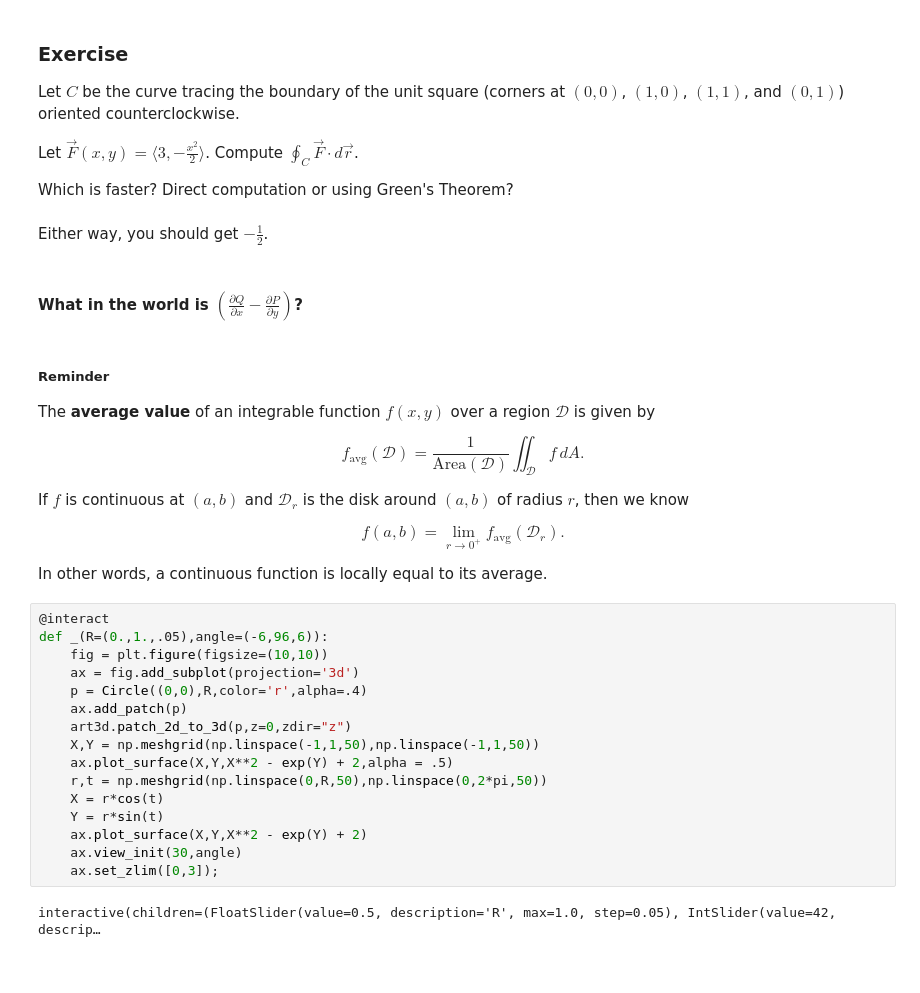
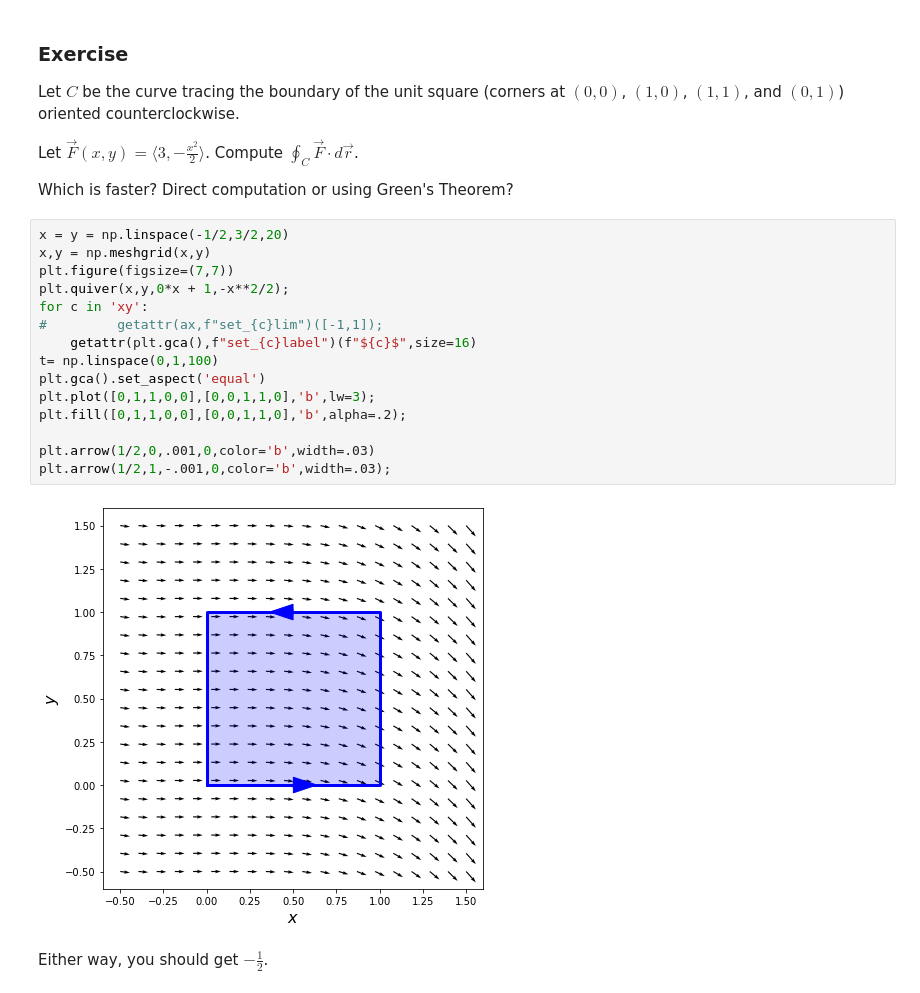
Before and after one commit to drewyoungren/mvc-f20, a Jupyter notebook: lec/L20-Exercises-Solutions.ipynb, the cells around one changed output. Drawn from its saved outputs; the diff is of its cells as text.

```diff
--- a/lec/L20-Exercises-Solutions.ipynb
+++ b/lec/L20-Exercises-Solutions.ipynb
@@ -207,37 +211,22 @@ Let $C$ be the curve tracing the boundary of the unit square (corners at $(0,0)$
 Let $ \vec F(x,y) = \langle 3, -  \frac{x^2}{2}\rangle$. Compute $\displaystyle \oint_C \vec F\cdot d\vec r$.
 
 Which is faster? Direct computation or using Green's Theorem?
+# %%
+x = y = np.linspace(-1/2,3/2,20)
+x,y = np.meshgrid(x,y)
+plt.figure(figsize=(7,7))
+plt.quiver(x,y,0*x + 1,-x**2/2);
+for c in 'xy':
+#         getattr(ax,f"set_{c}lim")([-1,1]);
+    getattr(plt.gca(),f"set_{c}label")(f"${c}$",size=16)
+t= np.linspace(0,1,100)
+plt.gca().set_aspect('equal')
+plt.plot([0,1,1,0,0],[0,0,1,1,0],'b',lw=3);
+plt.fill([0,1,1,0,0],[0,0,1,1,0],'b',alpha=.2);
+
+plt.arrow(1/2,0,.001,0,color='b',width=.03)
+plt.arrow(1/2,1,-.001,0,color='b',width=.03);
+# %% [output]
+[figure, added]
 # %% [markdown]
 Either way, you should get $-\frac12$.
-# %% [markdown]
-#### What in the world is $\left(\frac{\partial Q}{\partial x} - \frac{\partial P}{\partial y} \right)$?
-# %% [markdown]
-##### Reminder
-
-The **average value** of an integrable function $f(x,y)$ over a region $\mathcal D$ is given by
-
-$$f_\text{avg} (\mathcal D) = \frac{1}{\text{Area}(\mathcal D)} \iint_\mathcal D f\, dA. $$
-
-If $f$ is continuous at $(a,b)$ and $\mathcal D_r$ is the disk around $(a,b)$ of radius $r$, then we know
-
-$$f(a,b) = \lim_{r\to 0^+} f_\text{avg}(\mathcal D_r).$$
-
-In other words, a continuous function is locally equal to its average.
-# %%
-@interact
-def _(R=(0.,1.,.05),angle=(-6,96,6)):
-    fig = plt.figure(figsize=(10,10))
-    ax = fig.add_subplot(projection='3d')
-    p = Circle((0,0),R,color='r',alpha=.4)
-    ax.add_patch(p)
-    art3d.patch_2d_to_3d(p,z=0,zdir="z")
-    X,Y = np.meshgrid(np.linspace(-1,1,50),np.linspace(-1,1,50))
-    ax.plot_surface(X,Y,X**2 - exp(Y) + 2,alpha = .5)
-    r,t = np.meshgrid(np.linspace(0,R,50),np.linspace(0,2*pi,50))
-    X = r*cos(t)
-    Y = r*sin(t)
-    ax.plot_surface(X,Y,X**2 - exp(Y) + 2)
-    ax.view_init(30,angle)
-    ax.set_zlim([0,3]);
-# %% [output]
-interactive(children=(FloatSlider(value=0.5, description='R', max=1.0, step=0.05), IntSlider(value=42, descrip…
```
Also changed, not shown: parts of 7 cells of this notebook, 3 other files.
